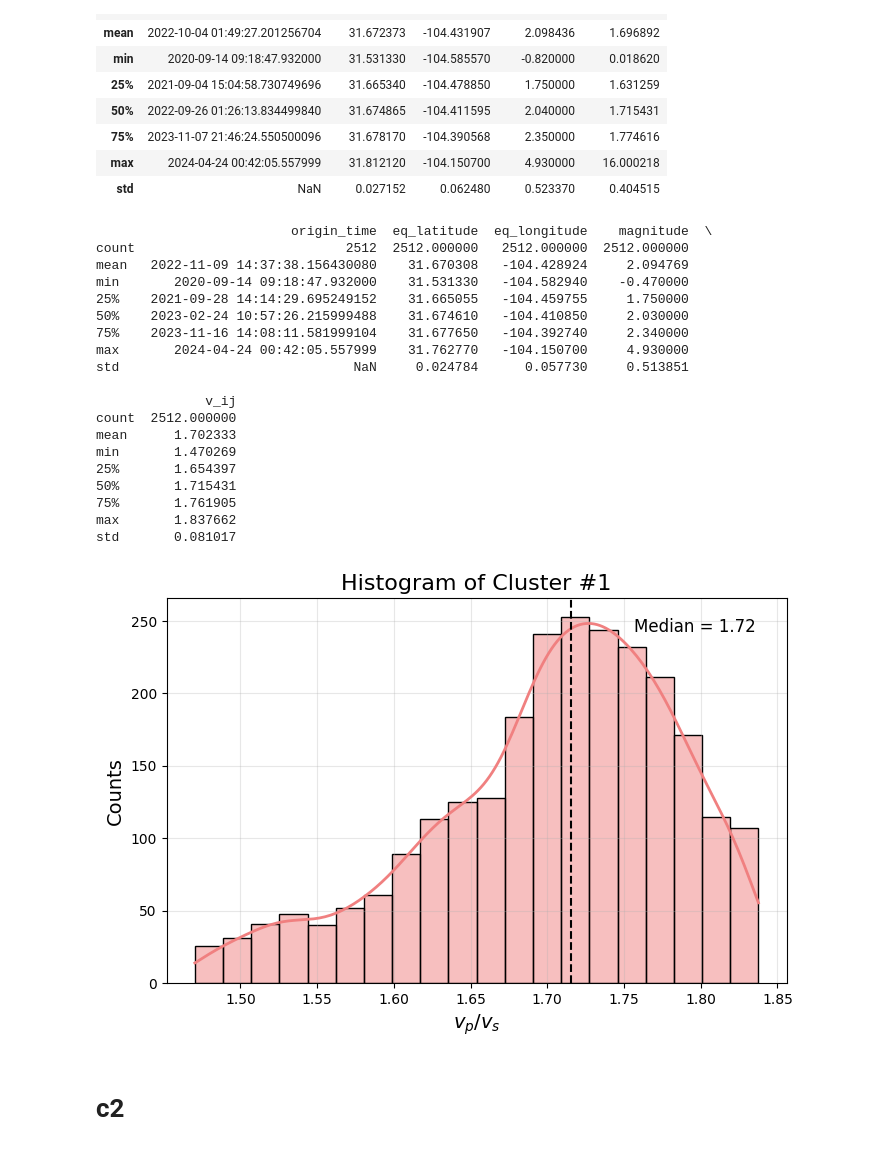
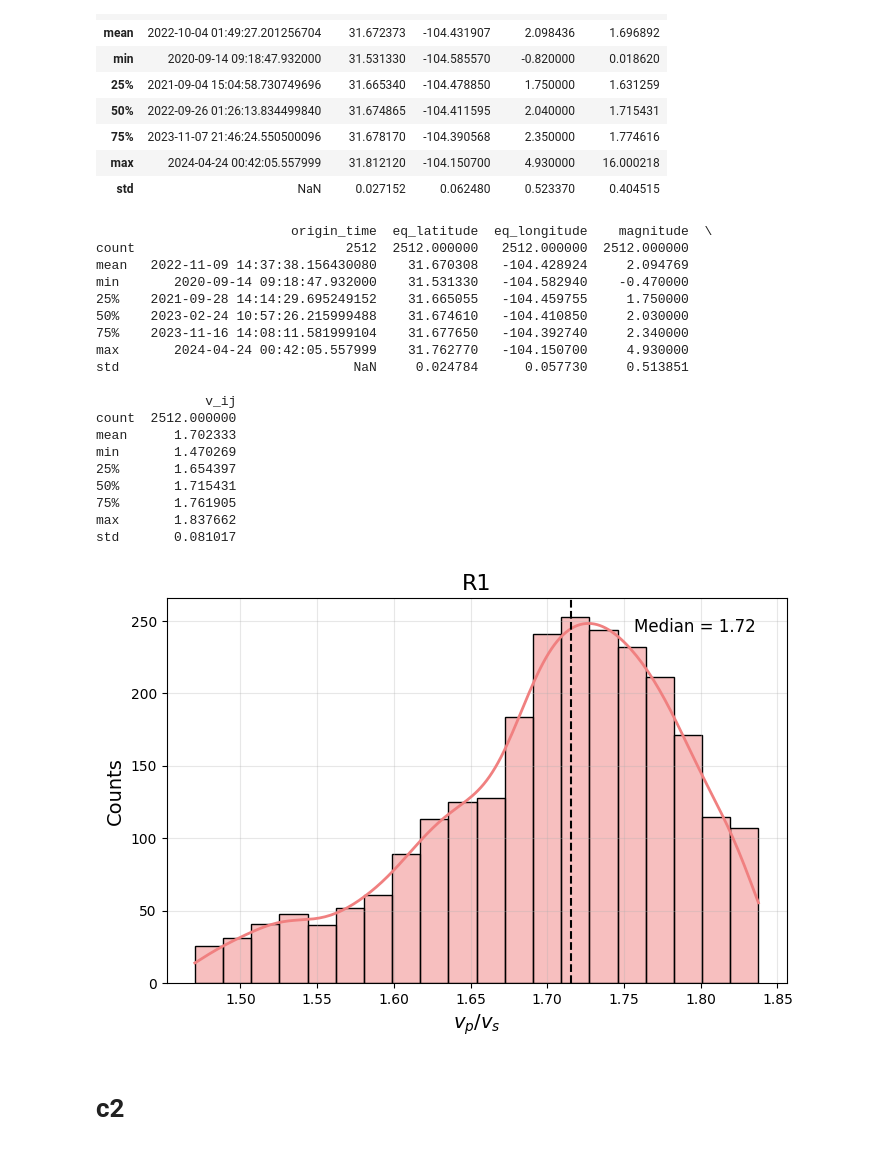
Before and after one commit to ecastillot/delaware, a Jupyter notebook: 10102024/script/vps/vps.ipynb, the cells around one changed output. Saved outputs shown, nothing was run; the diff lists cells and outputs as text; code cells hidden in the pictures.

```diff
--- a/10102024/script/vps/vps.ipynb
+++ b/10102024/script/vps/vps.ipynb
@@ -55,7 +55,7 @@ def compute_vij(arrivals):
     results_df = pd.DataFrame(results)
     return results_df
 
-def plot_vij_histogram(vij_df, cluster,bins=20):
+def plot_vij_histogram(vij_df, cluster,bins=20,output=None):
     """
     Plots a histogram of the v_ij values.
 
@@ -86,12 +86,14 @@ def plot_vij_histogram(vij_df, cluster,bins=20):
              )
 
     # Add labels and title
-    plt.title(f"Histogram of Cluster #{cluster}", fontsize=16)
+    plt.title(f"R{cluster}", fontsize=16)
     plt.xlabel(r"${v_p}/{v_s}$", fontsize=14)
     plt.ylabel("Counts", fontsize=14)
 
     # Show the plot
     plt.grid(alpha=0.3)
+    if output is not None:
+        plt.savefig(output, dpi=300, bbox_inches='tight')
     plt.show()
 # %% [markdown]
 # c1
@@ -157,35 +159,36 @@ Catalog | 4742 events
 # %%
 cluster = 1
 
-output = f"/home/emmanuel/ecastillo/dev/delaware/10102024/data_git/clusters/vps_c{cluster}.csv"
+output = os.path.join(dw_path,f"data_git/clusters/vps_c{cluster}.csv")
 cat.to_csv(output,index=False)
 
 Q1 = cat['v_ij'].quantile(0.10)
 Q3 = cat['v_ij'].quantile(0.90)
 iqr_cat = cat[(cat['v_ij'] >= Q1) & (cat['v_ij'] <= Q3)]
 print(iqr_cat.describe())
-plot_vij_histogram(iqr_cat,cluster,bins=20)
+output = os.path.join(dw_path,f"script/vps/vps_c{cluster}.png")
+plot_vij_histogram(iqr_cat,cluster,bins=20,output=output)
 # %% [output]
                          origin_time  eq_latitude  eq_longitude    magnitude  \
 count                           2512  2512.000000   2512.000000  2512.000000
 mean   2022-11-09 14:37:38.156430080    31.670308   -104.428924     2.094769
 min       2020-09-14 09:18:47.932000    31.531330   -104.582940    -0.470000
 25%    2021-09-28 14:14:29.695249152    31.665055   -104.459755     1.750000
 50%    2023-02-24 10:57:26.215999488    31.674610   -104.410850     2.030000
 75%    2023-11-16 14:08:11.581999104    31.677650   -104.392740     2.340000
 max       2024-04-24 00:42:05.557999    31.762770   -104.150700     4.930000
 std                              NaN     0.024784      0.057730     0.513851
 
               v_ij
 count  2512.000000
 mean      1.702333
 min       1.470269
 25%       1.654397
 50%       1.715431
 75%       1.761905
 max       1.837662
 std       0.081017
-[figure, old version]
+[figure, new version]
 # %% [markdown]
 # c2
 # %%
```
Also changed, not shown: parts of 3 cells of this notebook, 4 other files.
